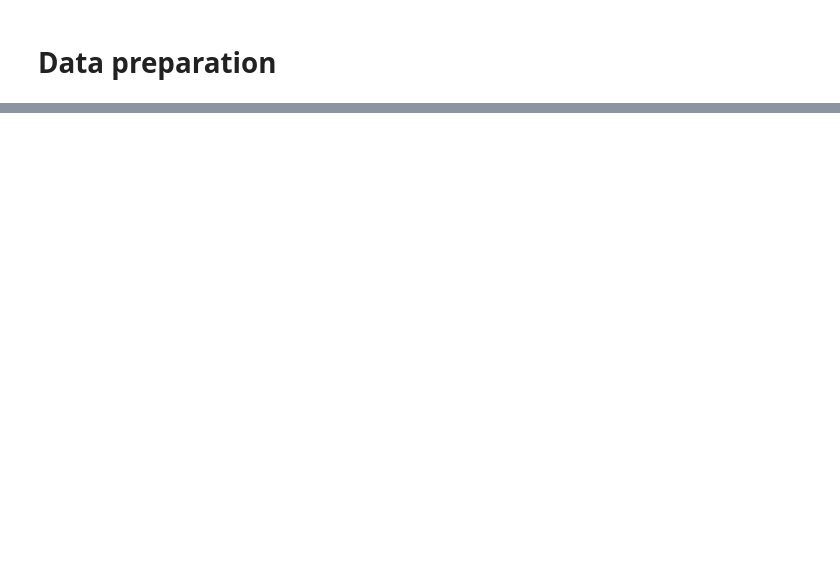
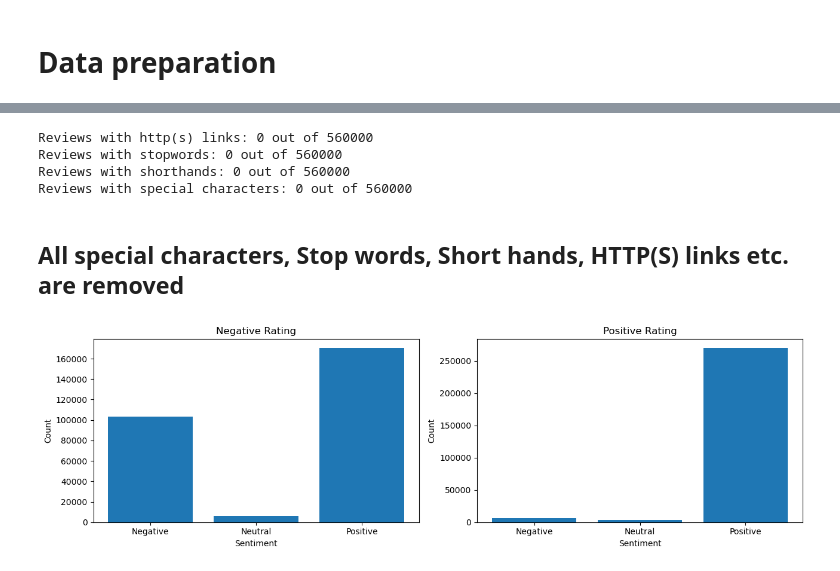
Before and after one commit to ddurgoji/yelp-reviews-capstone-project-ucb-ml-ai, a Jupyter notebook: yelp-reviews-capstone-ucb-mlai.ipynb, the cells around one changed output, grey strips where cells are left out. Saved outputs shown, nothing was run; the diff lists cells and outputs as text; code cells hidden in the pictures; blank space fills up the shorter version.

```diff
--- a/yelp-reviews-capstone-ucb-mlai.ipynb
+++ b/yelp-reviews-capstone-ucb-mlai.ipynb
@@ -200,0 +367,60 @@ del string
+# %%
+links_count = 0
+for review in train_df_fixed.review:
+    links_count += contains_link(review)
+
+print(f"Reviews with http(s) links: {links_count} out of {len(train_df_fixed.review)}")
+
+stopwords_count = 0
+for review in train_df_fixed.review:
+    stopwords_count += contains_stopwords(review, stopwords_list)
+
+print(f"Reviews with stopwords: {stopwords_count} out of {len(train_df_fixed.review)}")
+
+shorthand_count = 0
+for review in train_df_fixed.review:
+    shorthand_count += contains_shorthand(review)
+
+print(f"Reviews with shorthands: {shorthand_count} out of {len(train_df_fixed.review)}")
+
+special_count = 0
+for review in train_df_fixed.review:
+    special_count += find_special_chars(review)
+
+print(f"Reviews with special characters: {special_count} out of {len(train_df_fixed.review)}")
+# %% [output]
+Reviews with http(s) links: 0 out of 560000
+Reviews with stopwords: 0 out of 560000
+Reviews with shorthands: 0 out of 560000
+Reviews with special characters: 0 out of 560000
+# %% [markdown]
+## All special characters, Stop words, Short hands, HTTP(S) links etc. are removed
+# %%
+sentiment = []
+for text in train_df_fixed.review.values:
+    polarity = TextBlob(text).sentiment.polarity
+    if polarity < 0:
+        sentiment.append("Negative")
+    elif polarity == 0:
+        sentiment.append("Neutral")
+    else:
+        sentiment.append("Positive")
+train_df_fixed["sentiment"] = sentiment
+del sentiment
+
+plt.figure(figsize=(13,4))
+plt.subplot(1,2,1)
+un, count = np.unique(train_df_fixed[train_df_fixed.rating == 1].sentiment, return_counts=True)
+plt.bar(un, count)
+plt.xlabel("Sentiment")
+plt.ylabel("Count")
+plt.title("Negative Rating")
+plt.subplot(1,2,2)
+un, count = np.unique(train_df_fixed[train_df_fixed.rating == 2].sentiment,return_counts=True)
+plt.bar(un, count)
+plt.xlabel("Sentiment")
+plt.ylabel("Count")
+plt.title("Positive Rating")
+plt.tight_layout()
+# %% [output]
+[figure, added]
```
Also changed, not shown: parts of 10 cells of this notebook.
